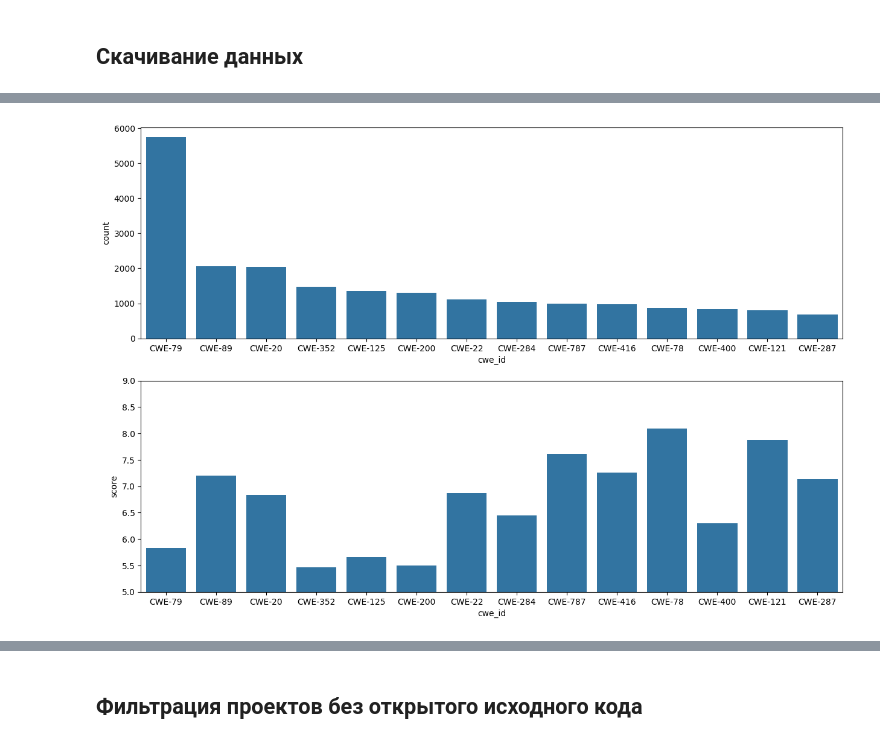
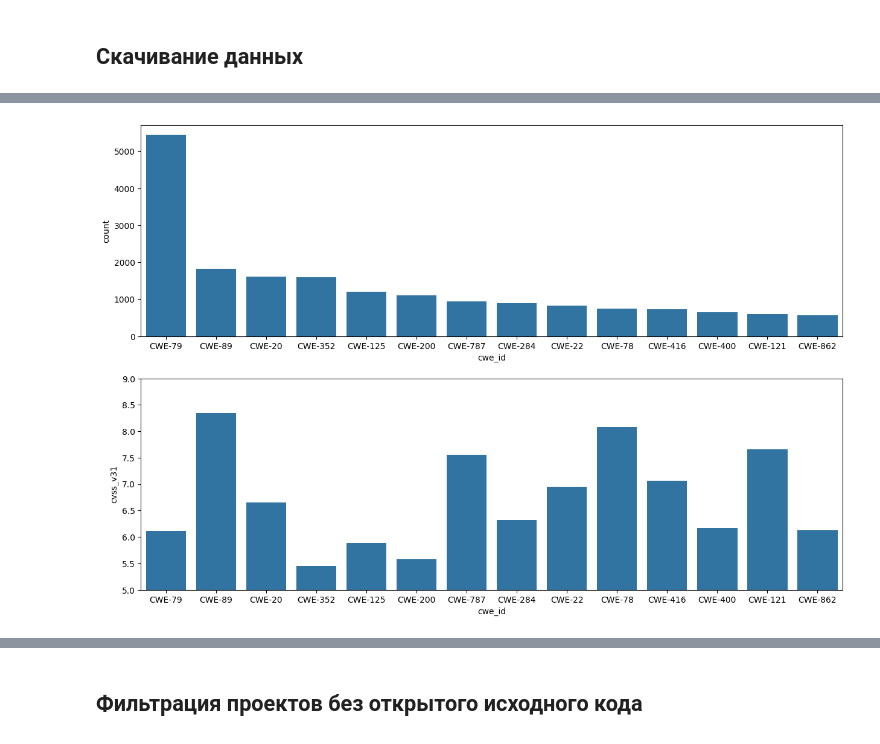
Before and after one commit to vodkar/software_vulnerabilites_investigation, a Jupyter notebook: sv_investigation/cve_project_process.ipynb, the cells around one changed output, grey strips where cells are left out. Cells and saved outputs as stored; diff of their text form; code cells hidden in the pictures.

Commit message:
Updated cve project data extraction

```diff
--- a/sv_investigation/cve_project_process.ipynb
+++ b/sv_investigation/cve_project_process.ipynb
@@ -43,7 +44,7 @@ cves_data: list[dict[str, Any]] = []
 cves_folder = Path("cves/")
 with ThreadPoolExecutor(20) as p:
     filename: str
-    for filename, content in p.map(lambda fp: (fp.name, fp.read_text()), cves_folder.rglob("*.json")):
+    for filename, content in p.map(lambda fp: (fp.name, fp.read_text()), cves_folder.rglob("202*/**/*.json")):
         data = ojson.loads(content)
         data["cve_id"] = filename[4:-5]
         data["year"] = filename[4:-9]
@@ -101,35 +84,0 @@ len(cves_with_cwe_data)
-# %%
-vulnerabilities_data: list[dict[str, str | float | None]] = []
-for cve in cves_data:
-    has_cwe = False
-    for problem_type in cve["containers"]["cna"].get("problemTypes", []):
-        for cwe_description in problem_type["descriptions"]:
-            if cwe_description.get("cweId"):
-                score = None
-                has_cwe = True
-                if metrics := cve["containers"]["cna"].get("metrics"):
-                    for metric in metrics:
-                        if "cvssV3_1" in metric:
-                            score = float(metric["cvssV3_1"]["baseScore"])
-                        if "cvssV3_0" in metric and score is None:
-                            score = float(metric["cvssV3_0"]["baseScore"])
-
-                vulnerabilities_data.append(
-                    {
-                        "cve_id": cve["cve_id"],
-                        "cwe_id": cwe_description["cweId"],
-                        "score": score,
-                    }
-                )
-    if not has_cwe:
-        vulnerabilities_data.append(
-            {
-                "cve_id": cve["cve_id"],
-                "cwe_id": None,
-                "score": None,
-            }
-        )
-vulnerabilities: pl.DataFrame = pl.from_dicts(
-    vulnerabilities_data, schema={"cve_id": str, "cwe_id": str, "score": float}
-)
-vulnerabilities.describe()
@@ -149,20 +193,20 @@ shape: (9, 4)
 # %%
 fig, ax = plt.subplots(2, figsize=(15, 10))
-top_vulnerabilities = vulnerabilities.group_by("cwe_id").count().sort("count", descending=True).limit(15)
+top_vulnerabilities = vulnerabilities.unique(["cve_id", "cwe_id"]).group_by("cwe_id").count().sort("count", descending=True).limit(15)
 top_ids = top_vulnerabilities.select("cwe_id").to_series().to_list()
 ax[1].set_ylim(5, 9)
 sns.barplot(top_vulnerabilities, x="cwe_id", y="count", ax=ax[0])
 sns.barplot(
     top_vulnerabilities.select("cwe_id").join(
-        vulnerabilities.filter(pl.col("cwe_id").is_in(top_ids)).group_by("cwe_id").mean(), on="cwe_id", how="left"
+        vulnerabilities.unique(["cve_id", "cwe_id"]).select(["cwe_id", "cvss_v31"]).filter(pl.col("cwe_id").is_in(top_ids)).group_by("cwe_id").mean(), on="cwe_id", how="left"
     ),
     x="cwe_id",
-    y="score",
+    y="cvss_v31",
     ax=ax[1],
 )
 plt.show()
 # %% [output]
-[figure, old version]
+[figure, new version]
 # %%
 with pl.Config(fmt_str_lengths=200, tbl_width_chars=150, tbl_rows=20):
     print(
```
Also changed, not shown: parts of 17 cells of this notebook.
